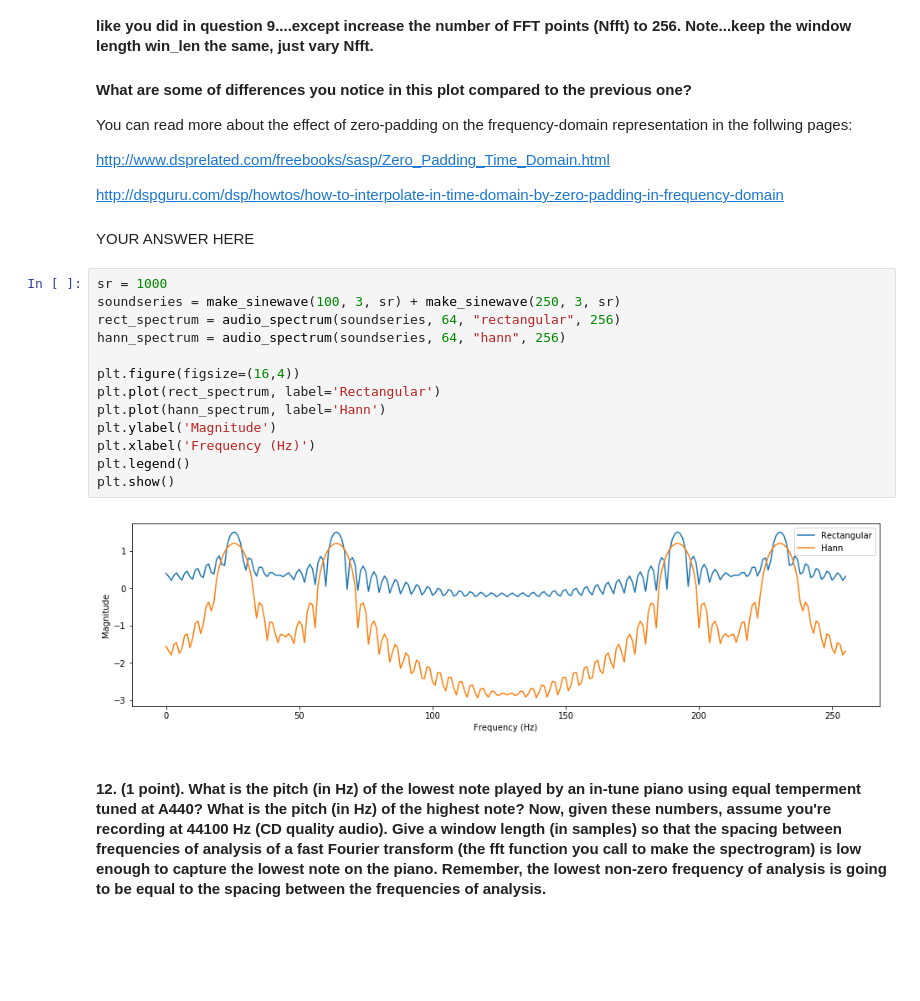
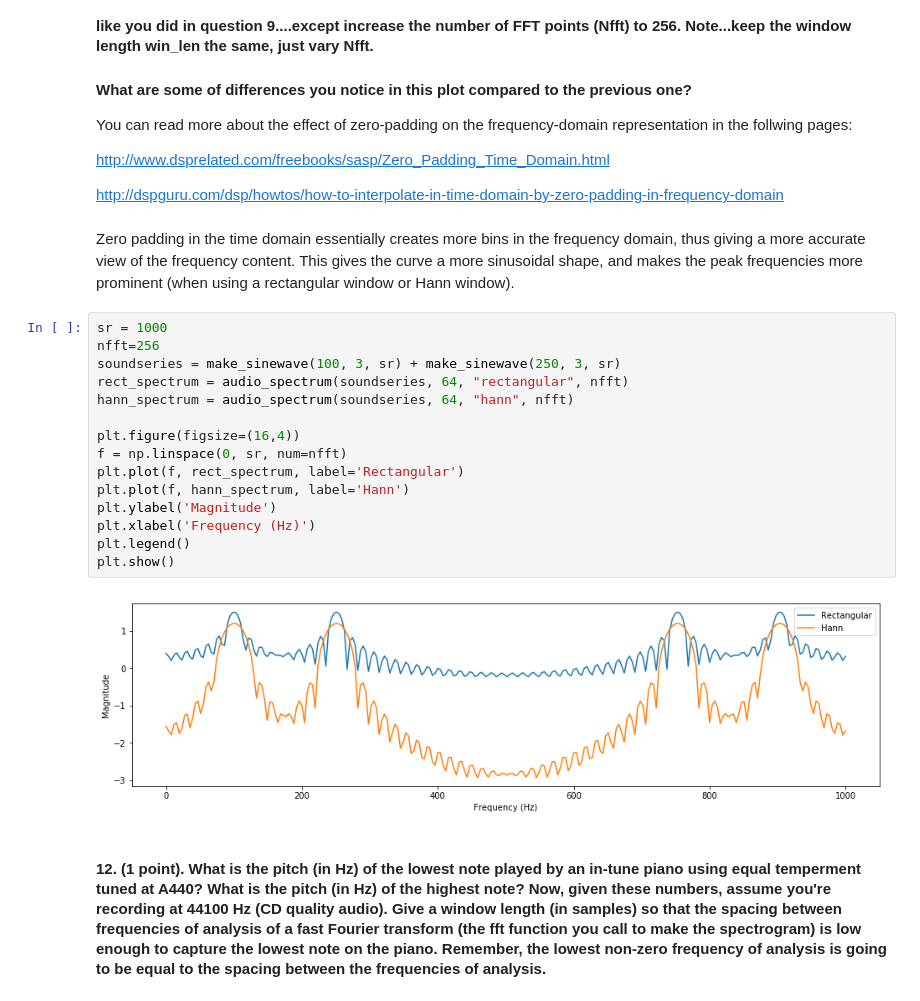
Before and after one commit to RohaanAdvani68/EECS352, a Jupyter notebook: HW1.ipynb, the cells around one changed output. Saved outputs shown, nothing was run; the diff lists cells and outputs as text; blank space fills up the shorter version.

```diff
--- a/HW1.ipynb
+++ b/HW1.ipynb
@@ -246,23 +253,25 @@ You can read more about the effect of zero-padding on the frequency-domain repre
 http://www.dsprelated.com/freebooks/sasp/Zero_Padding_Time_Domain.html
 
 http://dspguru.com/dsp/howtos/how-to-interpolate-in-time-domain-by-zero-padding-in-frequency-domain
-# %% [markdown]
-YOUR ANSWER HERE
+# %% [markdown]
+Zero padding in the time domain essentially creates more bins in the frequency domain, thus giving a more accurate view of the frequency content. This gives the curve a more sinusoidal shape, and makes the peak frequencies more prominent (when using a rectangular window or Hann window).
 # %%
 sr = 1000
+nfft=256
 soundseries = make_sinewave(100, 3, sr) + make_sinewave(250, 3, sr)
-rect_spectrum = audio_spectrum(soundseries, 64, "rectangular", 256)
-hann_spectrum = audio_spectrum(soundseries, 64, "hann", 256)
+rect_spectrum = audio_spectrum(soundseries, 64, "rectangular", nfft)
+hann_spectrum = audio_spectrum(soundseries, 64, "hann", nfft)
 
 plt.figure(figsize=(16,4))
-plt.plot(rect_spectrum, label='Rectangular')
-plt.plot(hann_spectrum, label='Hann')
+f = np.linspace(0, sr, num=nfft)
+plt.plot(f, rect_spectrum, label='Rectangular')
+plt.plot(f, hann_spectrum, label='Hann')
 plt.ylabel('Magnitude')
 plt.xlabel('Frequency (Hz)')
 plt.legend()
 plt.show()
 # %% [output]
-[figure, old version]
+[figure, new version]
 # %% [markdown]
 #### 12. (1 point). What is the pitch (in Hz) of the lowest note played by an in-tune piano using equal temperment tuned at A440? What is the pitch (in Hz) of the highest note? Now, given these numbers, assume you're recording at 44100 Hz (CD quality audio). Give a window length (in samples) so that the spacing between frequencies of analysis of a fast Fourier transform (the fft function you call to make the spectrogram) is low enough to capture the lowest note on the piano.  Remember, the lowest non-zero frequency of analysis is going to be equal to the spacing between the frequencies of analysis.
 # %%
```
Also changed, not shown: parts of 11 cells of this notebook.
